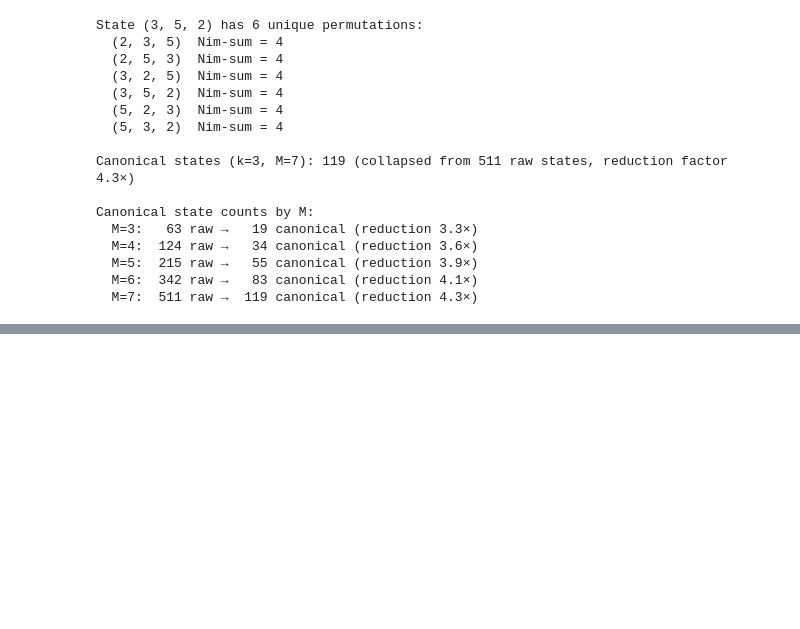
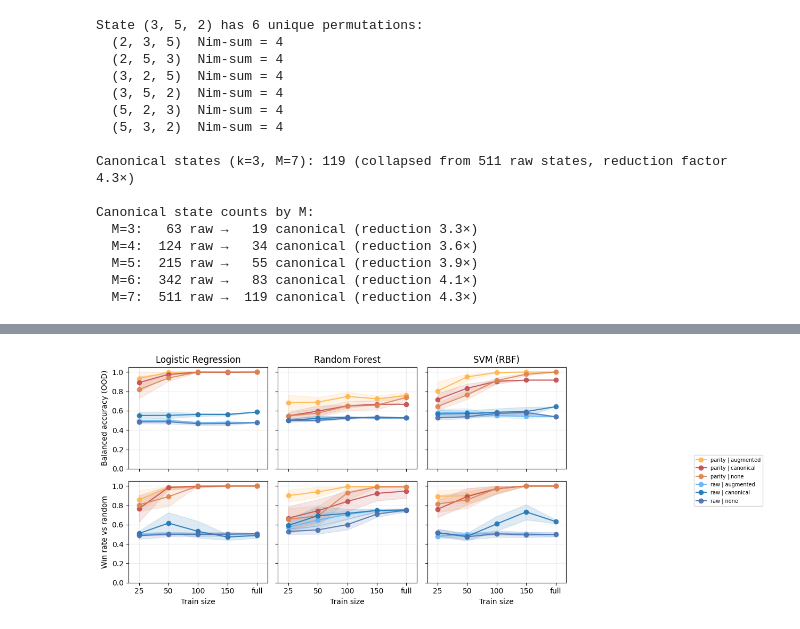
Before and after one commit to gelbh/comp47950-qml-project, a Jupyter notebook: notebooks/qml_project.ipynb, the cells around one changed output, grey strips where cells are left out. Cells and saved outputs as stored; diff of their text form; code cells hidden in the pictures; blank space fills up the shorter version.

```diff
--- a/notebooks/qml_project.ipynb
+++ b/notebooks/qml_project.ipynb
@@ -173,9 +262,8 @@ The table and bar chart below show how the imbalance varies with $M$.  The minor
 # %%
-from qml_project.nim import prepare_experiment_data
 
 exp = prepare_experiment_data(
     k=3, M=7, M_train=5,
-    subset_sizes=(50, 100),
+    subset_sizes=(25, 50, 100, 150),
     random_state=42,
 )
 split = exp.split
@@ -1898,0 +563,18 @@ Confusion geography heatmaps, failure clustering by Nim-sum magnitude, disagreem
+# %%
+sweep = run_classical_sweep(
+    split.X_train,
+    split.y_train,
+    split.X_test,
+    split.y_test,
+    model_names=("SVM (RBF)", "Random Forest", "Logistic Regression"),
+    feature_sets=("raw", "parity"),
+    symmetry_variants=("none", "augmented", "canonical"),
+    train_sizes=(25, 50, 100, 150, "full"),
+    seeds=tuple(range(10)),
+    M=7,
+    compute_win_rate=True,
+    n_games_win_rate=200,
+    mlflow_experiment=resolve_experiment("classical", "baseline"),
+    use_cache=USE_CACHE,
+    max_workers=SWEEP_WORKERS,
+)
@@ -1898,0 +597,10 @@ Confusion geography heatmaps, failure clustering by Nim-sum magnitude, disagreem
+# %%
+sweep_df = sweep.to_dataframe()
+summary_sorted = format_classical_sweep_summary_display(sweep)
+fig, axes = plot_classical_sample_efficiency_curves(
+    summary_sorted,
+    full_train_n=len(split.X_train),
+)
+plt.show()
+# %% [output]
+[figure, added]
```
Also changed, not shown: parts of 215 cells of this notebook, 2 other files.
